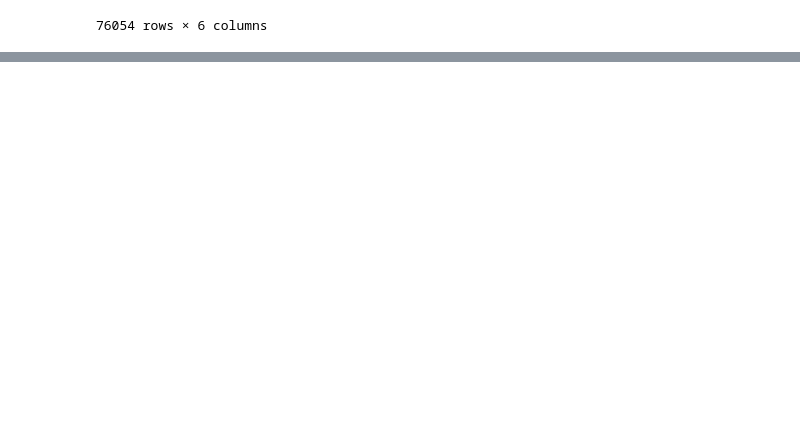
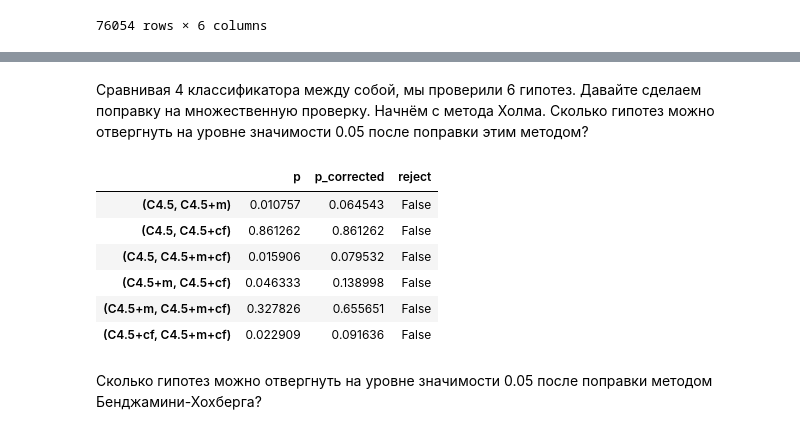
Before and after one commit to kcostya/mipt, a Jupyter notebook: stats-for-data-analysis/week-3-regularities/notebooks/stat.multiple_hypothesis_testing.ipynb, the cells around one changed output, grey strips where cells are left out. Drawn from its saved outputs; the diff is of its cells as text; code cells hidden in the pictures; blank space fills up the shorter version.

```diff
--- a/stats-for-data-analysis/week-3-regularities/notebooks/stat.multiple_hypothesis_testing.ipynb
+++ b/stats-for-data-analysis/week-3-regularities/notebooks/stat.multiple_hypothesis_testing.ipynb
@@ -185,0 +215,9 @@ sales_correlation[sales_correlation.reject == True].sort_values(by='corr', ascen
+# %%
+comb_names = list(combinations([x for x in df.columns], 2))
+comb = list(combinations([df.loc[:, x].values for x in df.columns], 2))
+# %%
+pvalues = []
+for l in comb:
+    pvalues.append(stats.wilcoxon(l[0], l[1]).pvalue)
+# %%
+table = pd.DataFrame(pvalues, index=comb_names, columns = ['p'])
@@ -185,0 +234,20 @@ sales_correlation[sales_correlation.reject == True].sort_values(by='corr', ascen
+# %% [markdown]
+Сравнивая 4 классификатора между собой, мы проверили 6 гипотез. Давайте сделаем поправку на множественную проверку. Начнём с метода Холма. Сколько гипотез можно отвергнуть на уровне значимости 0.05 после поправки этим методом?
+# %%
+reject, p_corrected, a1, a2 = multipletests(table.p,
+                                            alpha = 0.05,
+                                            method = 'holm')
+# %%
+table['p_corrected'] = p_corrected
+table['reject'] = reject
+table
+# %% [output]
+|  | p | p_corrected | reject |
+| (C4.5, C4.5+m) | 0.010757 | 0.064543 | False |
+| (C4.5, C4.5+cf) | 0.861262 | 0.861262 | False |
+| (C4.5, C4.5+m+cf) | 0.015906 | 0.079532 | False |
+| (C4.5+m, C4.5+cf) | 0.046333 | 0.138998 | False |
+| (C4.5+m, C4.5+m+cf) | 0.327826 | 0.655651 | False |
+| (C4.5+cf, C4.5+m+cf) | 0.022909 | 0.091636 | False |
+# %% [markdown]
+Сколько гипотез можно отвергнуть на уровне значимости 0.05 после поправки методом Бенджамини-Хохберга?
```
Also changed, not shown: parts of 9 cells of this notebook, 2 other files.
